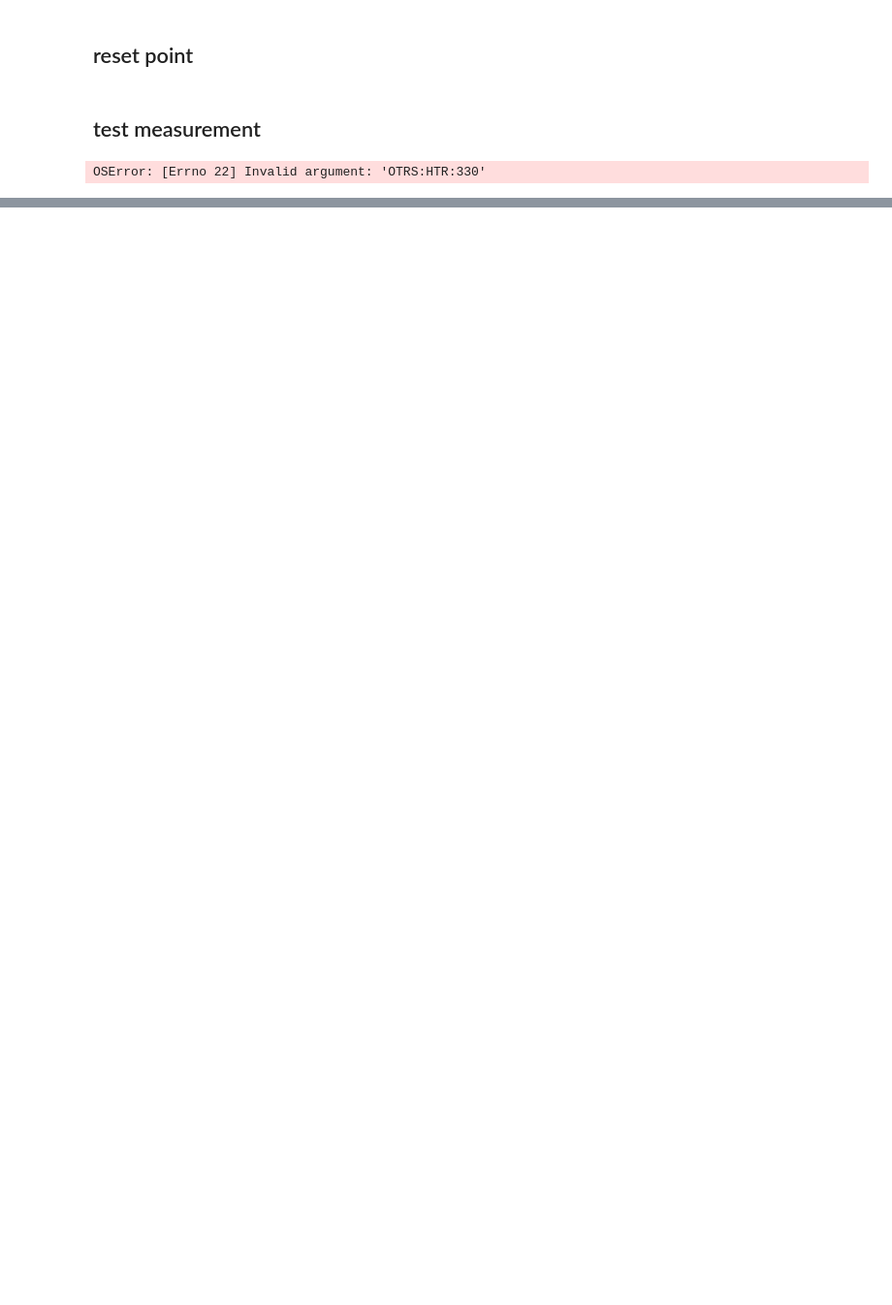
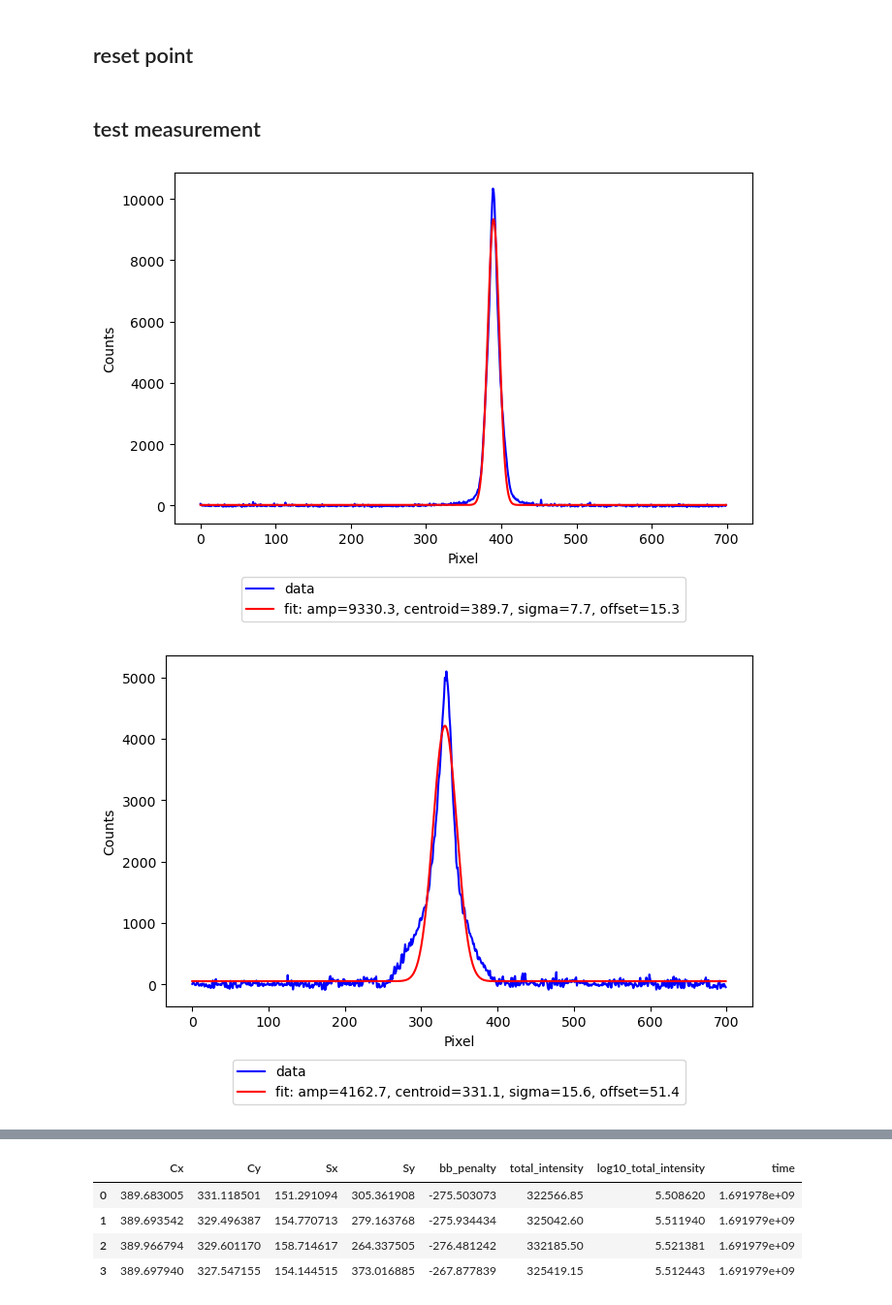
Before and after one commit to t-bz/SLAC_Xopt, a Jupyter notebook: lcls_ii/emittance/automatic_emittance/run_tools.ipynb, the cells around one changed output, grey strips where cells are left out. Shown at 97% size. Saved outputs shown, nothing was run; the diff lists cells and outputs as text; code cells hidden in the pictures; blank space fills up the shorter version.

```diff
--- a/lcls_ii/emittance/automatic_emittance/run_tools.ipynb
+++ b/lcls_ii/emittance/automatic_emittance/run_tools.ipynb
@@ -64,12 +65,14 @@ reset_dict = {
 # %%
 import pandas as pd
 res = measure_beamsize({
     "screen":SCREEN_NAME,
+    "roi":[600,625,700,700],
     "visualize": True,
-    #"background":BACKGROUND_FILE,
+    "background":BACKGROUND_FILE,
     "n_shots":4,
     "min_log_intensity":4.0
 })
 pd.DataFrame(res)
 # %% [output]
-OSError: [Errno 22] Invalid argument: 'OTRS:HTR:330'
+[figure, added]
+[figure, added]
@@ -75,0 +88,5 @@ OSError: [Errno 22] Invalid argument: 'OTRS:HTR:330'
+|  | Cx | Cy | Sx | Sy | bb_penalty | total_intensity | log10_total_intensity | time |
+| 0 | 389.683005 | 331.118501 | 151.291094 | 305.361908 | -275.503073 | 322566.85 | 5.508620 | 1.691978e+09 |
+| 1 | 389.693542 | 329.496387 | 154.770713 | 279.163768 | -275.934434 | 325042.60 | 5.511940 | 1.691979e+09 |
+| 2 | 389.966794 | 329.601170 | 158.714617 | 264.337505 | -276.481242 | 332185.50 | 5.521381 | 1.691979e+09 |
+| 3 | 389.697940 | 327.547155 | 154.144515 | 373.016885 | -267.877839 | 325419.15 | 5.512443 | 1.691979e+09 |
```
Also changed, not shown: parts of 7 cells of this notebook, 12 other files.
